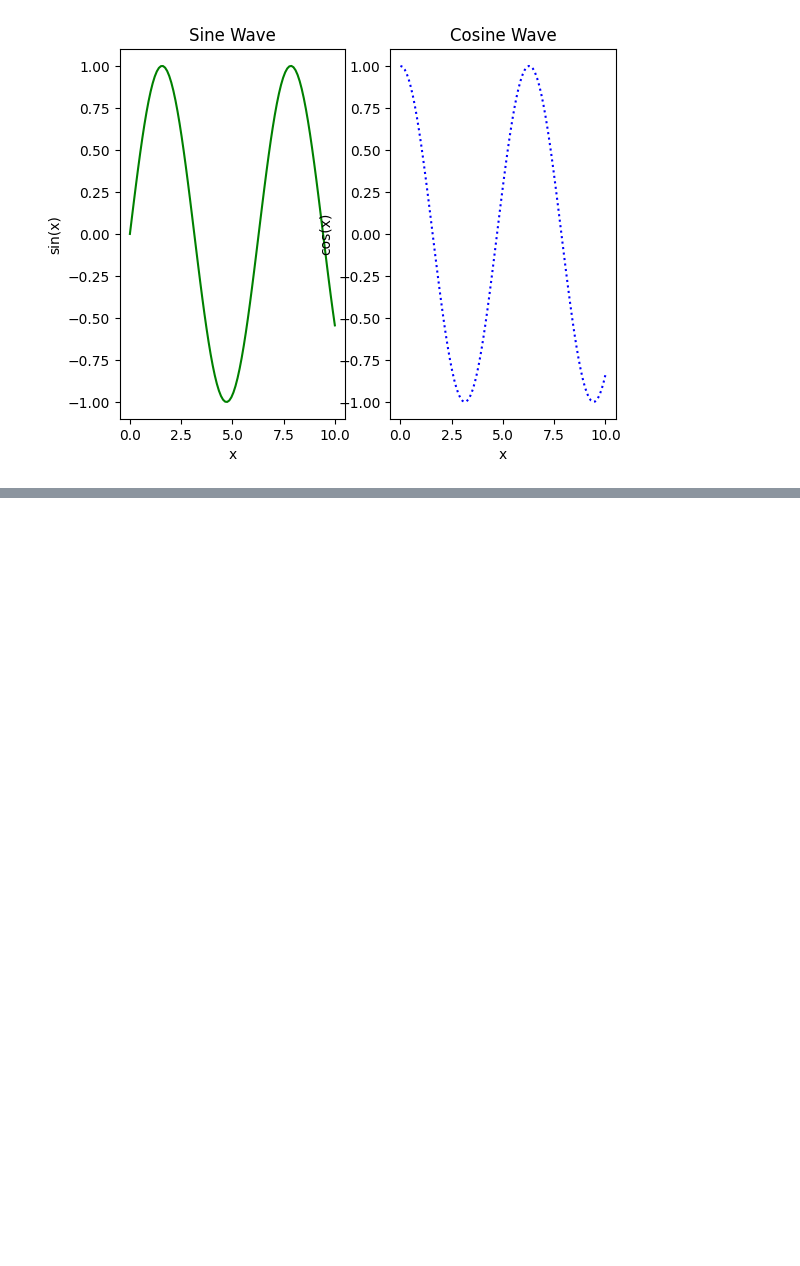
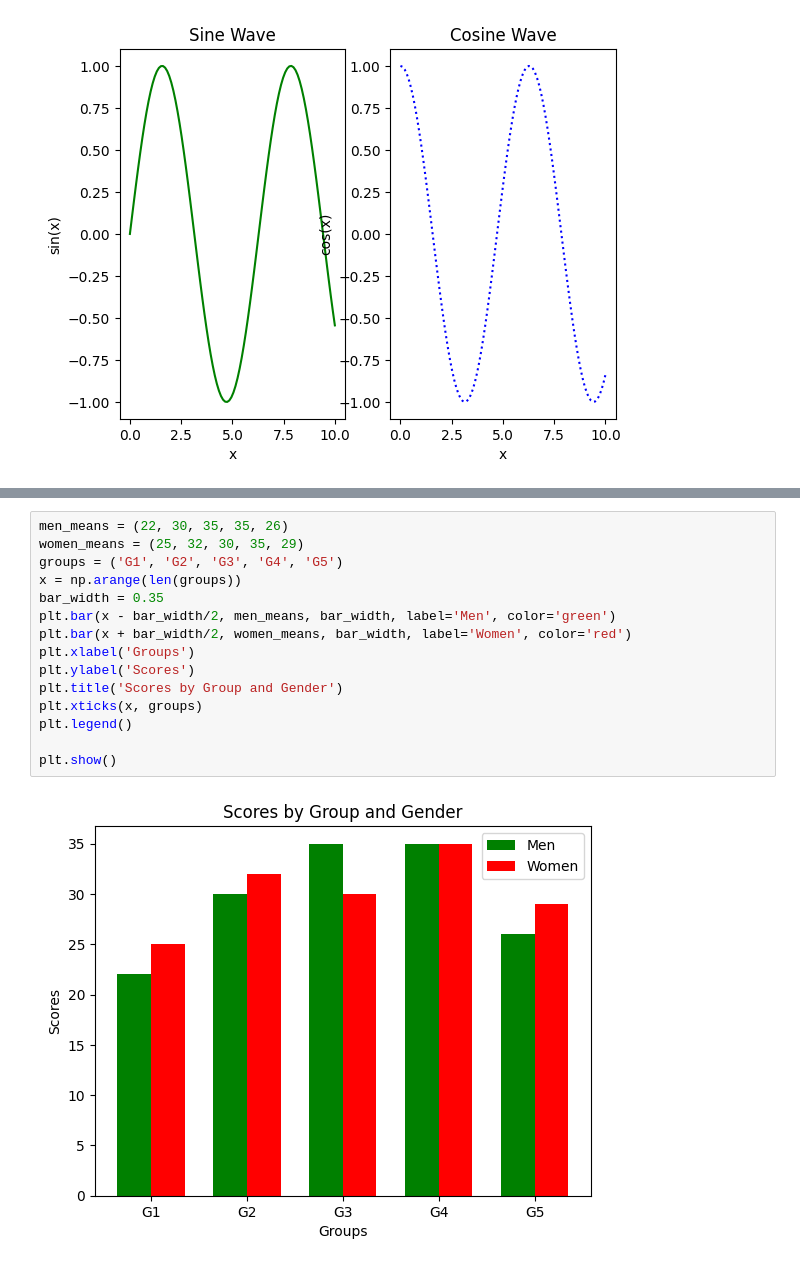
Before and after one commit to anandu-pn/S3, a Jupyter notebook: Data Science/exercise3.ipynb, the cells around one changed output, grey strips where cells are left out. Drawn from its saved outputs; the diff is of its cells as text; blank space fills up the shorter version.

```diff
--- a/Data Science/exercise3.ipynb
+++ b/Data Science/exercise3.ipynb
@@ -84,0 +94,17 @@ plt.show()
+# %%
+men_means = (22, 30, 35, 35, 26)
+women_means = (25, 32, 30, 35, 29)
+groups = ('G1', 'G2', 'G3', 'G4', 'G5')
+x = np.arange(len(groups))
+bar_width = 0.35
+plt.bar(x - bar_width/2, men_means, bar_width, label='Men', color='green')
+plt.bar(x + bar_width/2, women_means, bar_width, label='Women', color='red')
+plt.xlabel('Groups')
+plt.ylabel('Scores')
+plt.title('Scores by Group and Gender')
+plt.xticks(x, groups)
+plt.legend()
+
+plt.show()
+# %% [output]
+[figure, added]
```
Also changed, not shown: parts of 3 cells of this notebook, 1 other file.
